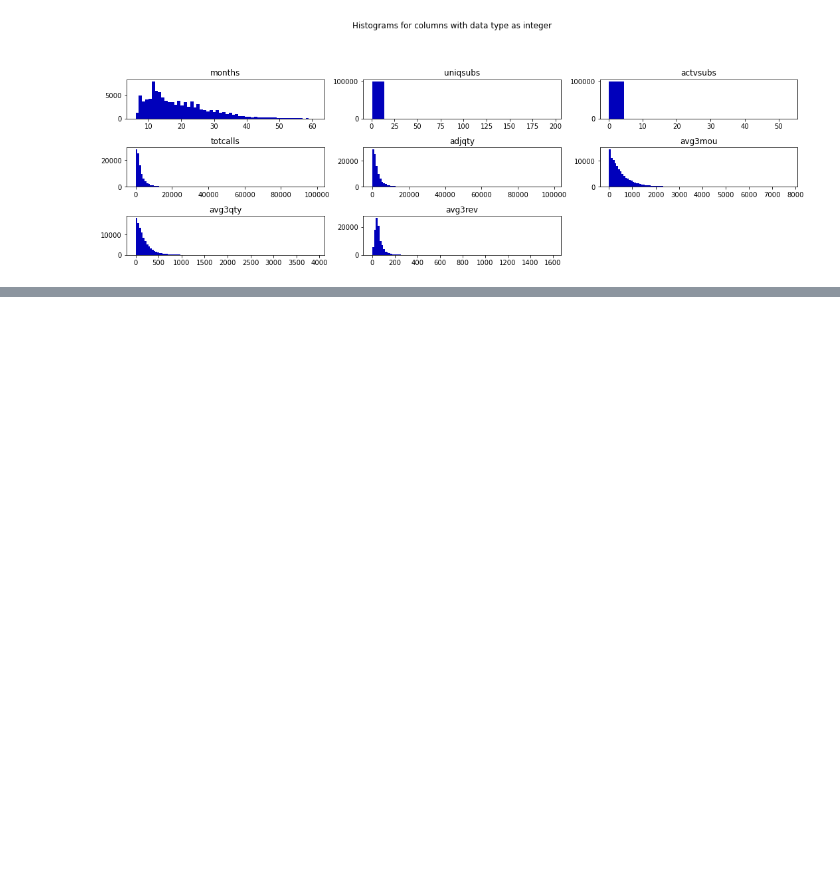
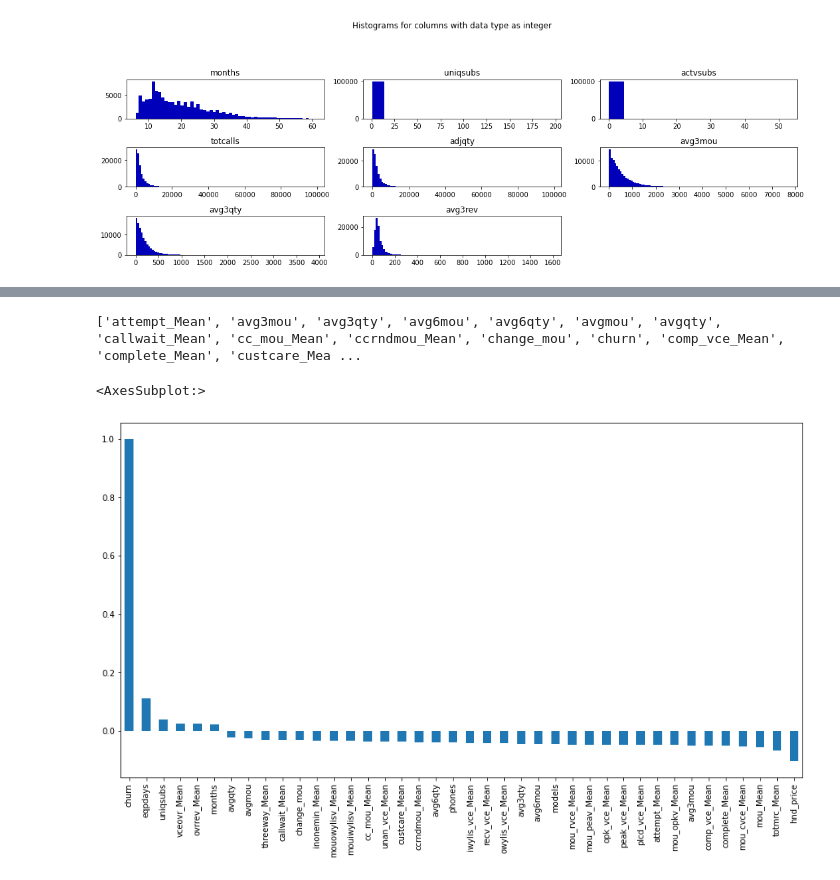
Before and after one commit to anushreejoshi03/datascience, a Jupyter notebook: churn rate telco.ipynb, the cells around one changed output, grey strips where cells are left out. Drawn from its saved outputs; the diff is of its cells as text; code cells hidden in the pictures; blank space fills up the shorter version.

```diff
--- a/churn rate telco.ipynb
+++ b/churn rate telco.ipynb
@@ -215,0 +249,14 @@ def find_outliers(df,columns):
+# %%
+# Get Correlation of "churn" with other variables:
+c = df.corr()['churn'].abs()
+sc = c.sort_values()
+sc
+a = dict(sc.tail(40))
+b = a.keys()
+print(sorted(b))
+plt.figure(figsize=(15,8))
+df[b].corr()['churn'].sort_values(ascending = False).plot(kind='bar')
+# %% [output]
+['attempt_Mean', 'avg3mou', 'avg3qty', 'avg6mou', 'avg6qty', 'avgmou', 'avgqty', 'callwait_Mean', 'cc_mou_Mean', 'ccrndmou_Mean', 'change_mou', 'churn', 'comp_vce_Mean', 'complete_Mean', 'custcare_Mea ...
+<AxesSubplot:>
+[figure, added]
```
Also changed, not shown: parts of 26 cells of this notebook.
